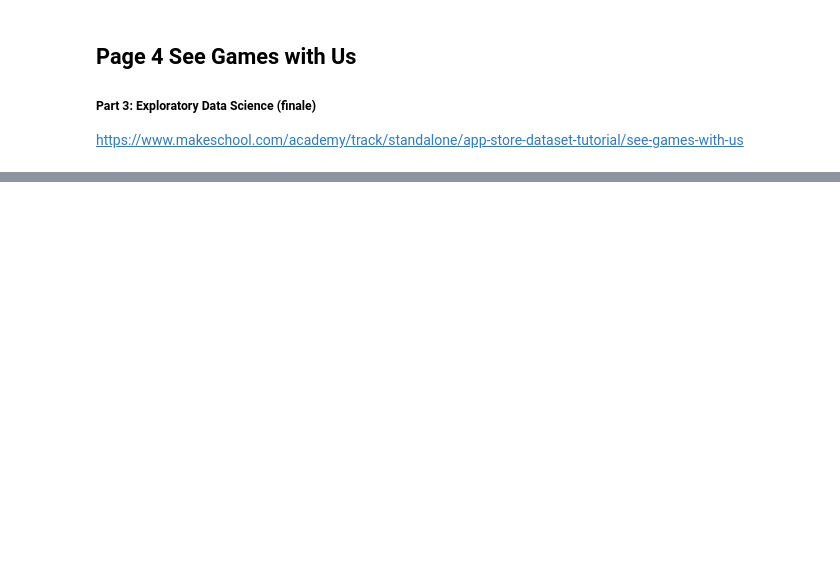
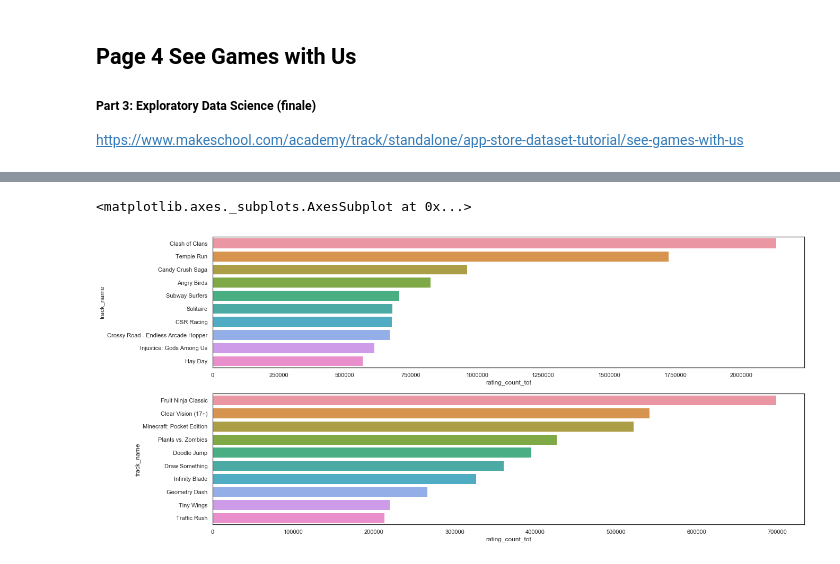
Before and after one commit to SamuelFolledo/DS1.1-Data-Analysis-And-Visualization, a Jupyter notebook: classwork/AppStore Dataset.ipynb, the cells around one changed output, grey strips where cells are left out. Drawn from its saved outputs; the diff is of its cells as text; code cells hidden in the pictures; blank space fills up the shorter version.

```diff
--- a/classwork/AppStore Dataset.ipynb
+++ b/classwork/AppStore Dataset.ipynb
@@ -111,0 +275,18 @@ https://www.makeschool.com/academy/track/standalone/app-store-dataset-tutorial/s
+# %%
+free_games = games.loc[games["price_categories"] == "FREE"]
+paid_games = games.loc[games["price_categories"] == "PAID"]
+# %%
+free_games_rated = free_games.sort_values(by=["rating_count_tot"], ascending=False)
+paid_games_rated = paid_games.sort_values(by=["rating_count_tot"], ascending=False)
+
+# Then, let's initialize our plotting space (in a new cell), this time using subplots eloquently to display two plots dynamically.
+fig = plt.figure(figsize=(20, 10))
+ax1 = fig.add_subplot(211)
+ax2 = fig.add_subplot(212)
+
+# Finally, let's create two barplots for top rated free and paid mobile apps. In a new cell.
+sns.barplot(x=free_games_rated["rating_count_tot"][:10], y=free_games_rated["track_name"][:10], ax=ax1)
+sns.barplot(x=paid_games_rated["rating_count_tot"][:10], y=paid_games_rated["track_name"][:10], ax=ax2)
+# %% [output]
+<matplotlib.axes._subplots.AxesSubplot at 0x...>
+[figure, added]
```
Also changed, not shown: parts of 28 cells of this notebook.
